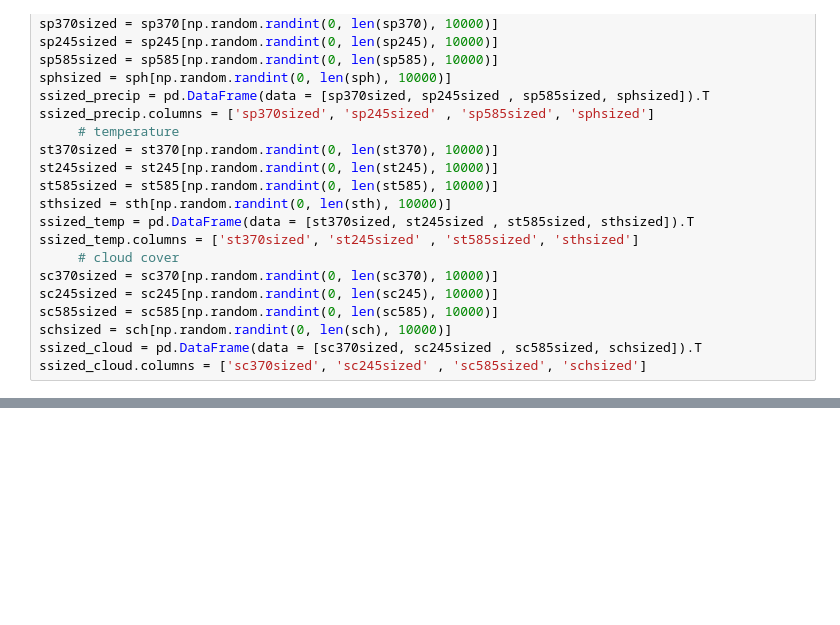
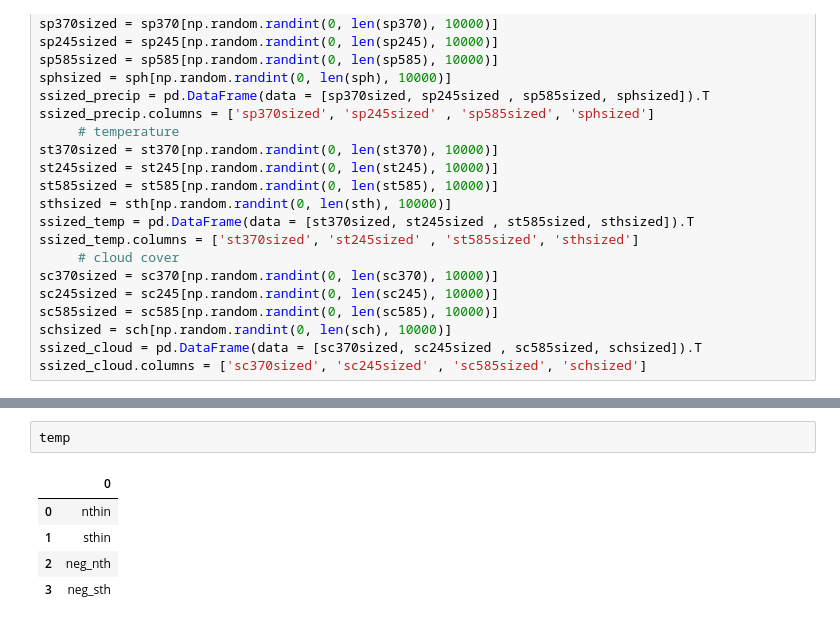
Before and after one commit to eScience-course/Tjaernoe2022-group5, a Jupyter notebook: notebooks/Lea/plswork.ipynb, the cells around one changed output, grey strips where cells are left out. Drawn from its saved outputs; the diff is of its cells as text; blank space fills up the shorter version.

```diff
--- a/notebooks/Lea/plswork.ipynb
+++ b/notebooks/Lea/plswork.ipynb
@@ -525,0 +623,8 @@ plt.savefig('Antarctic_future.png')
+# %%
+temp
+# %% [output]
+|  | 0 |
+| 0 | nthin |
+| 1 | sthin |
+| 2 | neg_nth |
+| 3 | neg_sth |
```
Also changed, not shown: parts of 15 cells of this notebook, 4 other files.
